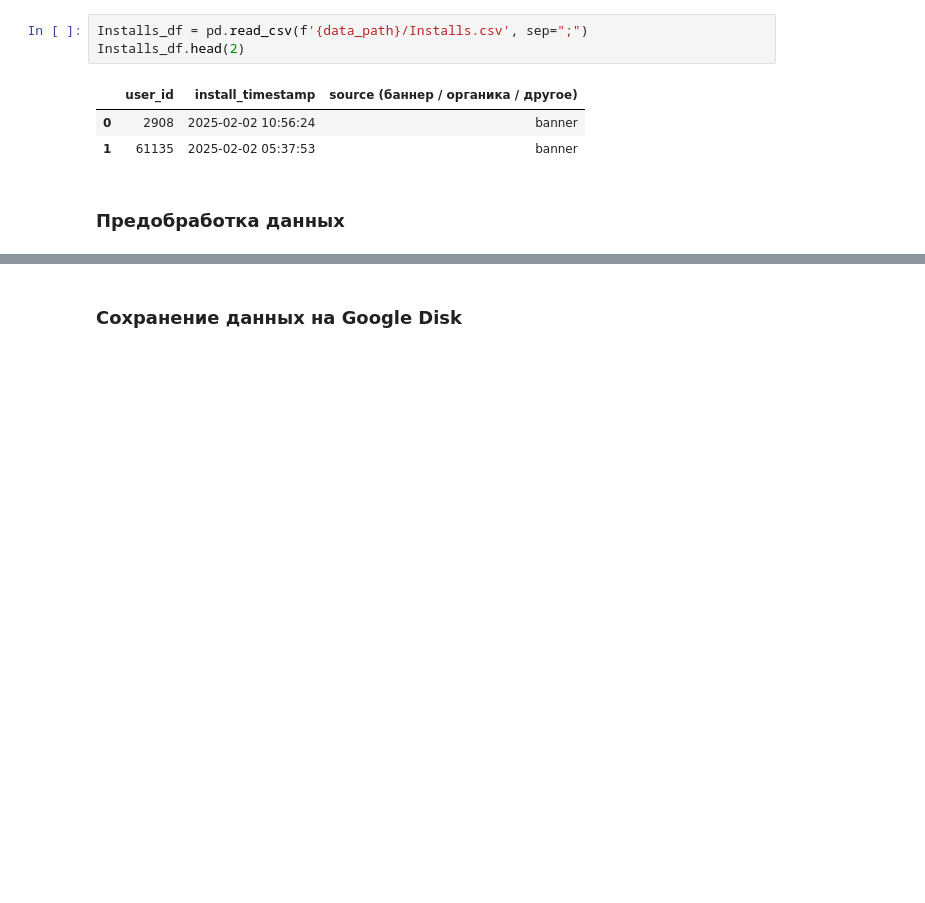
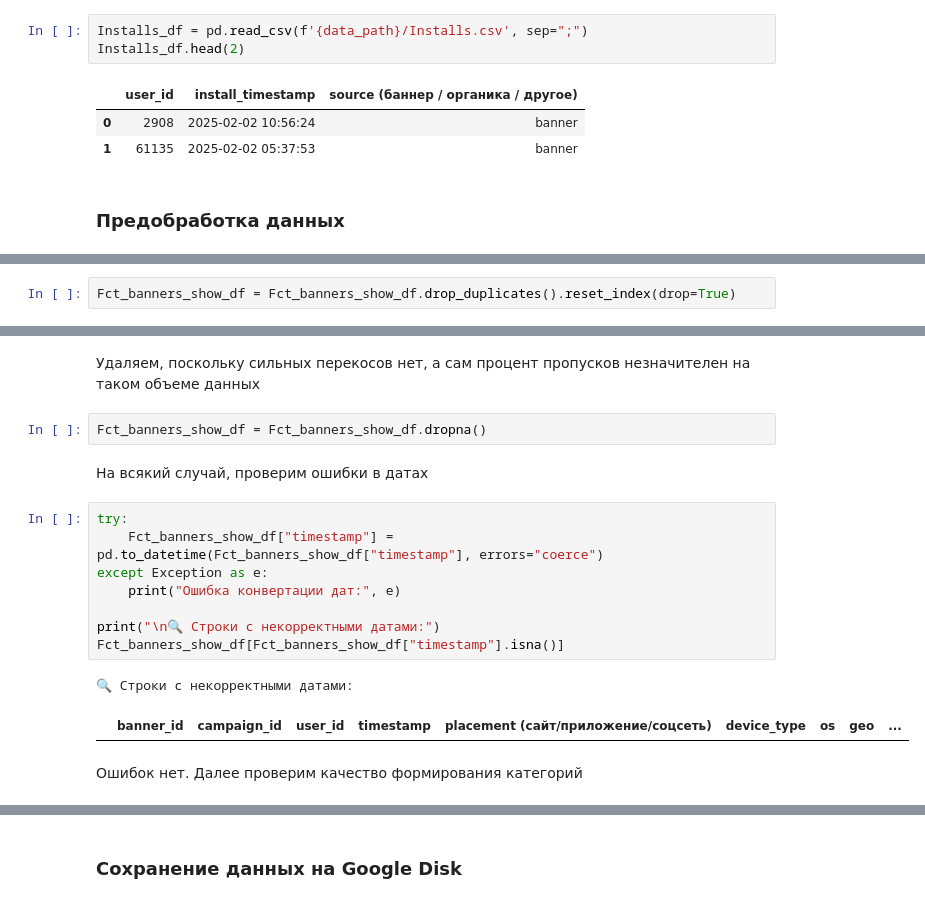
Before and after one commit to ithelga/beeline-banner-ab-test, a Jupyter notebook: notebooks/Team1_HW2_Data_Preprocessing.ipynb, the cells around one changed output, grey strips where cells are left out. Drawn from its saved outputs; the diff is of its cells as text; blank space fills up the shorter version.

```diff
--- a/notebooks/Team1_HW2_Data_Preprocessing.ipynb
+++ b/notebooks/Team1_HW2_Data_Preprocessing.ipynb
@@ -70,0 +153,2 @@ Installs_df.head(2)
+# %%
+Fct_banners_show_df = Fct_banners_show_df.drop_duplicates().reset_index(drop=True)
@@ -70,0 +189,19 @@ Installs_df.head(2)
+# %% [markdown]
+Удаляем, поскольку сильных перекосов нет, а сам процент пропусков незначителен на таком объеме данных
+# %%
+Fct_banners_show_df = Fct_banners_show_df.dropna()
+# %% [markdown]
+На всякий случай, проверим ошибки в датах
+# %%
+try:
+    Fct_banners_show_df["timestamp"] = pd.to_datetime(Fct_banners_show_df["timestamp"], errors="coerce")
+except Exception as e:
+    print("Ошибка конвертации дат:", e)
+
+print("\n🔍 Строки с некорректными датами:")
+Fct_banners_show_df[Fct_banners_show_df["timestamp"].isna()]
+# %% [output]
+🔍 Строки с некорректными датами:
+|  | banner_id | campaign_id | user_id | timestamp | placement (сайт/приложение/соцсеть) | device_type | os | geo | ... |
+# %% [markdown]
+Ошибок нет. Далее проверим качество формирования категорий
```
Also changed, not shown: parts of 30 cells of this notebook.
